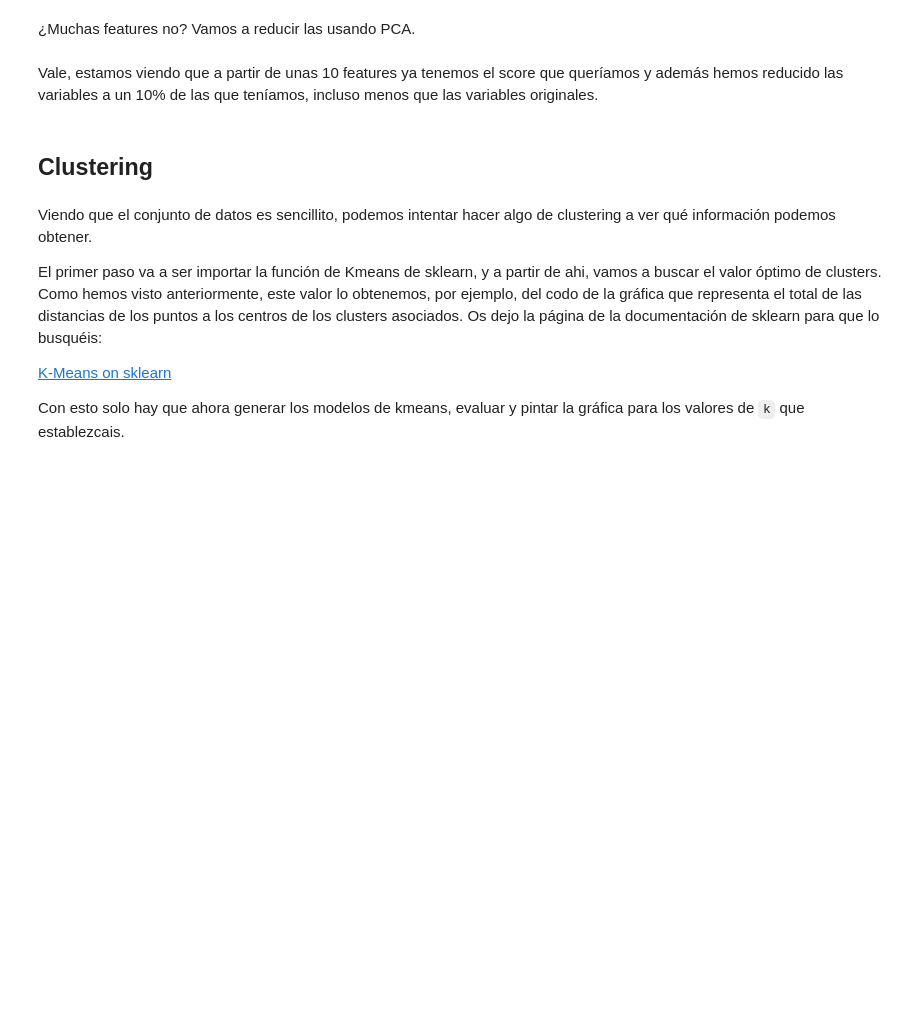
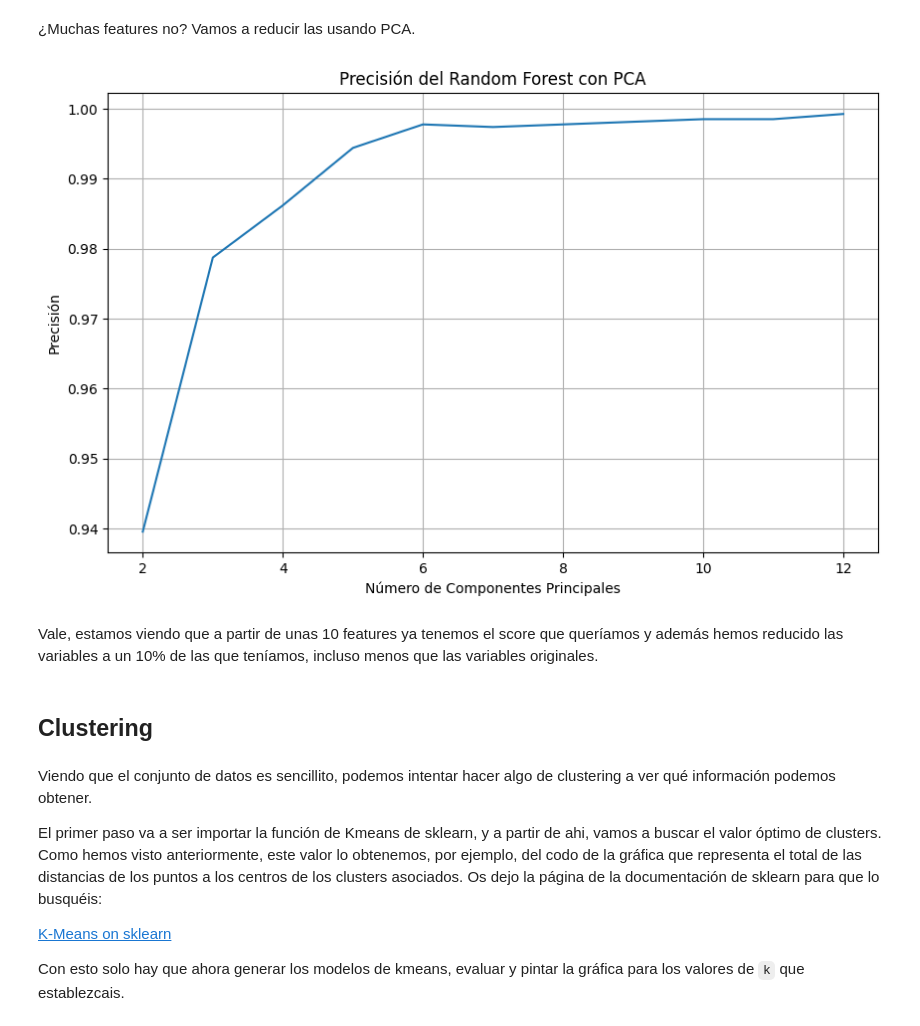
Before and after one commit to AI-School-F5-P3/Clustering_Lisy, a Jupyter notebook: S4_Clustering_PCA_lisy.ipynb, the cells around one changed output. Cells and saved outputs as stored; diff of their text form; code cells hidden in the pictures; blank space fills up the shorter version.

```diff
--- a/S4_Clustering_PCA_lisy.ipynb
+++ b/S4_Clustering_PCA_lisy.ipynb
@@ -323,9 +323,18 @@ Parece que está bastante separadito, parece que a ojo mucho se puede ver :)
 Igualmente, vamos a entrenar un clasificador a ver qué tal lo hace antes de editar más
 # %%
 from sklearn.ensemble import RandomForestClassifier
+from sklearn.metrics import accuracy_score, classification_report
 
 # 1. Definir el clasificador y el número de estimadores
+random_forest = RandomForestClassifier(n_estimators=100, random_state=42)
 
 # 2. Entrenar en train
+random_forest.fit(X_train, y_train)
+y_pred = random_forest.predict(X_test)
 
 # 3. Calcular la precisión sobre test
+Precisiòn = accuracy_score(y_test, y_pred)
+print(f'Precisiòn del modelo: {Precisiòn:.2f}')
+
+# Reporte de clasificación
+#print(classification_report(y_test, y_pred))
@@ -336,23 +349,37 @@ X_train.shape
 # %% [markdown]
 ¿Muchas features no? Vamos a reducir las usando PCA.
 # %%
-n_features = # definir un rango de valores a probar
+n_features = range(2,13) # definir un rango de valores a probar
 scores = []
 
 for n in n_features:
 
     # Hacer PCA sobre X_train
     # 1. Definir PCA
+    pca = PCA(n_components=n)
     # 2. Aprender PCA sobre X_train
-
+    X_train_pca = pca.fit_transform(X_train)
+    X_test_pca = pca.transform(X_test)
     # Entrenar Random Forest
     # 1. Definir el RF
+    random_forest = RandomForestClassifier(n_estimators=100, random_state=42)
     # 2. Entrenar clasificador
+    random_forest.fit(X_train_pca, y_train)
+    y_pred = random_forest.predict(X_test_pca)
+    # Guardar el score
+    score = accuracy_score(y_test, y_pred)
+    scores.append(score)
 
-    # Guardar el score
-
-
-sns.lineplot(x=n_features, y=scores)
+# Graficar los resultados
+plt.figure(figsize=(10, 6))
+sns.lineplot(x=list(n_features), y=scores)
+plt.title('Precisión del Random Forest con PCA')
+plt.xlabel('Número de Componentes Principales')
+plt.ylabel('Precisión')
+plt.grid()
+plt.show()
+# %% [output]
+[figure, added]
 # %% [markdown]
 Vale, estamos viendo que a partir de unas 10 features ya tenemos el score que queríamos y además hemos reducido las variables a un 10% de las que teníamos, incluso menos que las variables originales.
 # %% [markdown]
```
Also changed, not shown: parts of 9 cells of this notebook.
